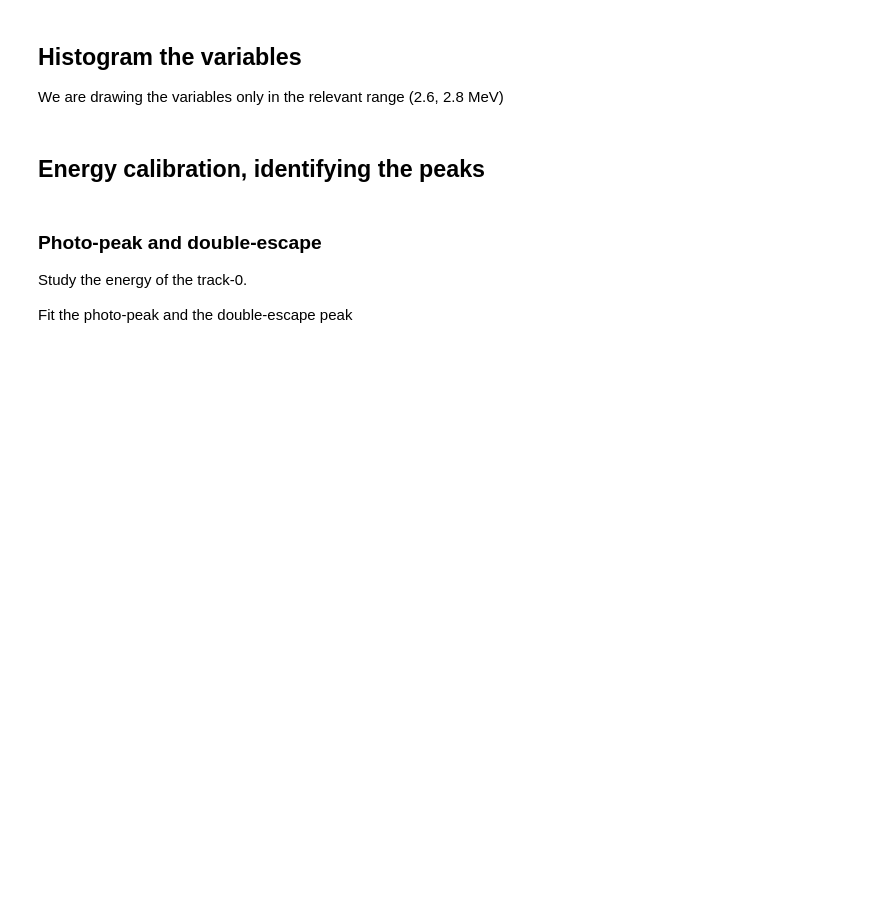
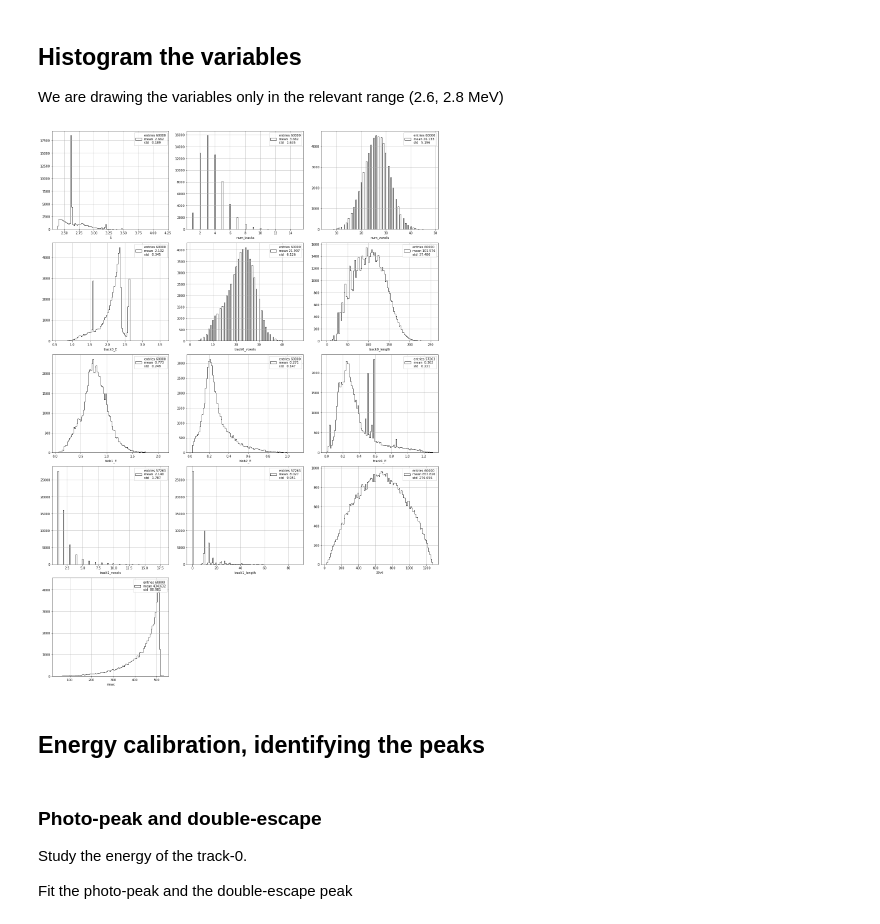
Before and after one commit to jahernando/USC-Fanal, a Jupyter notebook: NB/fanal_cal.ipynb, the cells around one changed output. Drawn from its saved outputs; the diff is of its cells as text; code cells hidden in the pictures; blank space fills up the shorter version.

```diff
--- a/NB/fanal_cal.ipynb
+++ b/NB/fanal_cal.ipynb
@@ -94,7 +94,9 @@ calib
 
 We are drawing the variables only in the relevant range (2.6, 2.8 MeV)
 # %%
-#pltext.df_inspect(calib, ncolumns = 3)
+pltext.df_inspect(calib, ncolumns = 3)
+# %% [output]
+[figure, added]
 # %% [markdown]
 ## Energy calibration, identifying the peaks
 # %%
```
Also changed, not shown: parts of 7 cells of this notebook, 3 other files.
